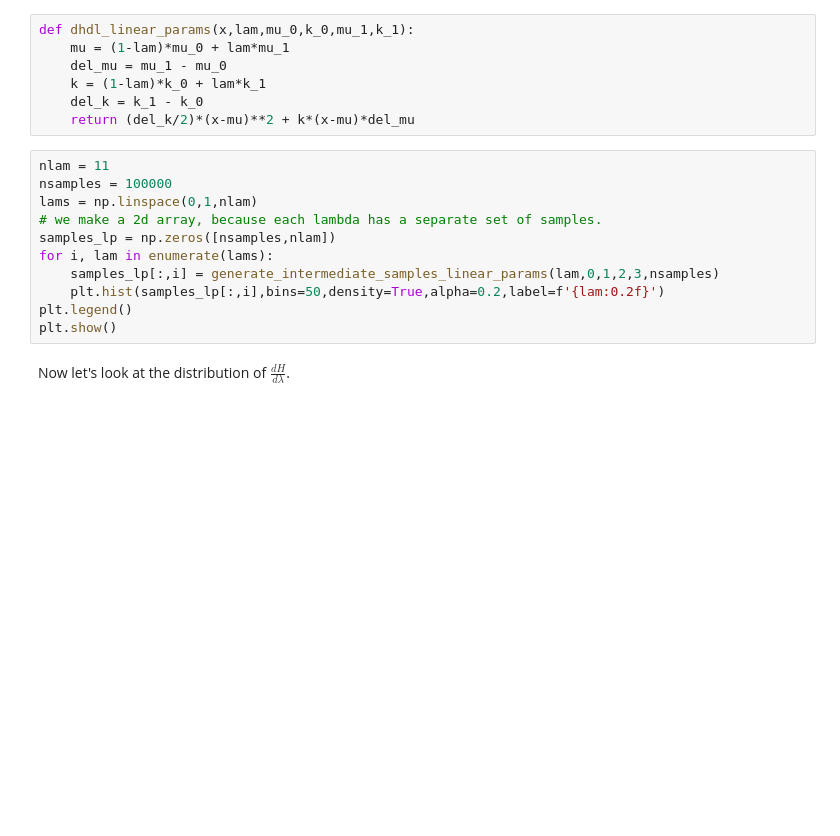
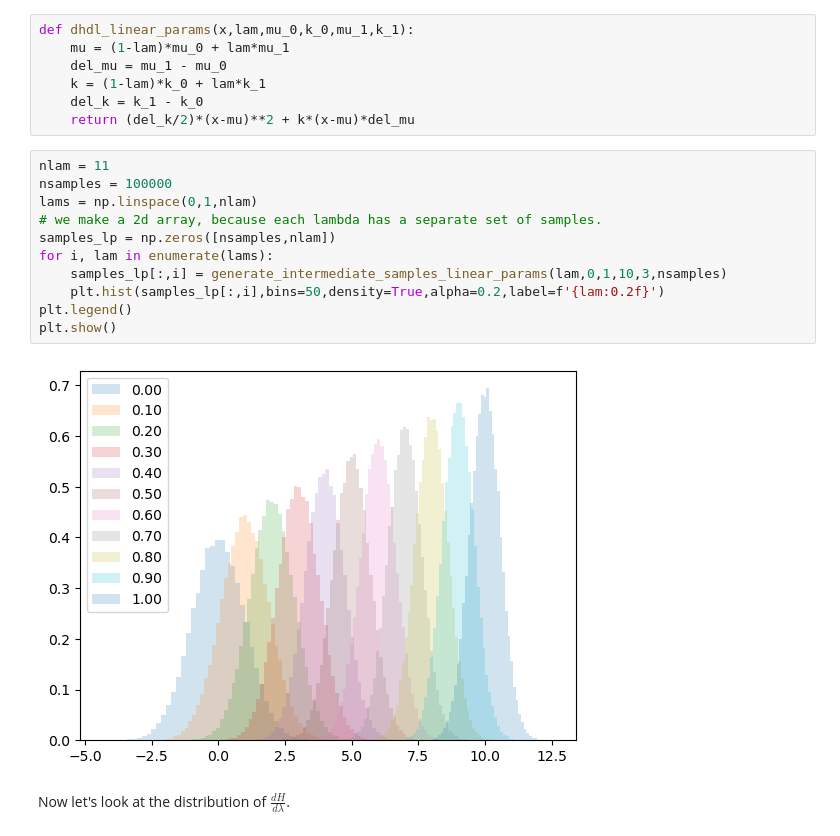
Before and after one commit to icomse/12th_workshop_biomolecular, a Jupyter notebook: Wednesday/harmonic-oscillators-free-energy.ipynb, the cells around one changed output. Saved outputs shown, nothing was run; the diff lists cells and outputs as text; blank space fills up the shorter version.

```diff
--- a/Wednesday/harmonic-oscillators-free-energy.ipynb
+++ b/Wednesday/harmonic-oscillators-free-energy.ipynb
@@ -206,14 +237,16 @@ def dhdl_linear_params(x,lam,mu_0,k_0,mu_1,k_1):
 # %%
 nlam = 11
 nsamples = 100000
 lams = np.linspace(0,1,nlam)
 # we make a 2d array, because each lambda has a separate set of samples.
 samples_lp = np.zeros([nsamples,nlam])
 for i, lam in enumerate(lams):
-    samples_lp[:,i] = generate_intermediate_samples_linear_params(lam,0,1,2,3,nsamples)
+    samples_lp[:,i] = generate_intermediate_samples_linear_params(lam,0,1,10,3,nsamples)
     plt.hist(samples_lp[:,i],bins=50,density=True,alpha=0.2,label=f'{lam:0.2f}')
 plt.legend()
 plt.show()
+# %% [output]
+[figure, added]
 # %% [markdown]
 Now let's look at the distribution of $\frac{dH}{d\lambda}$.
 # %%
```
Also changed, not shown: parts of 21 cells of this notebook, 32 other files.
